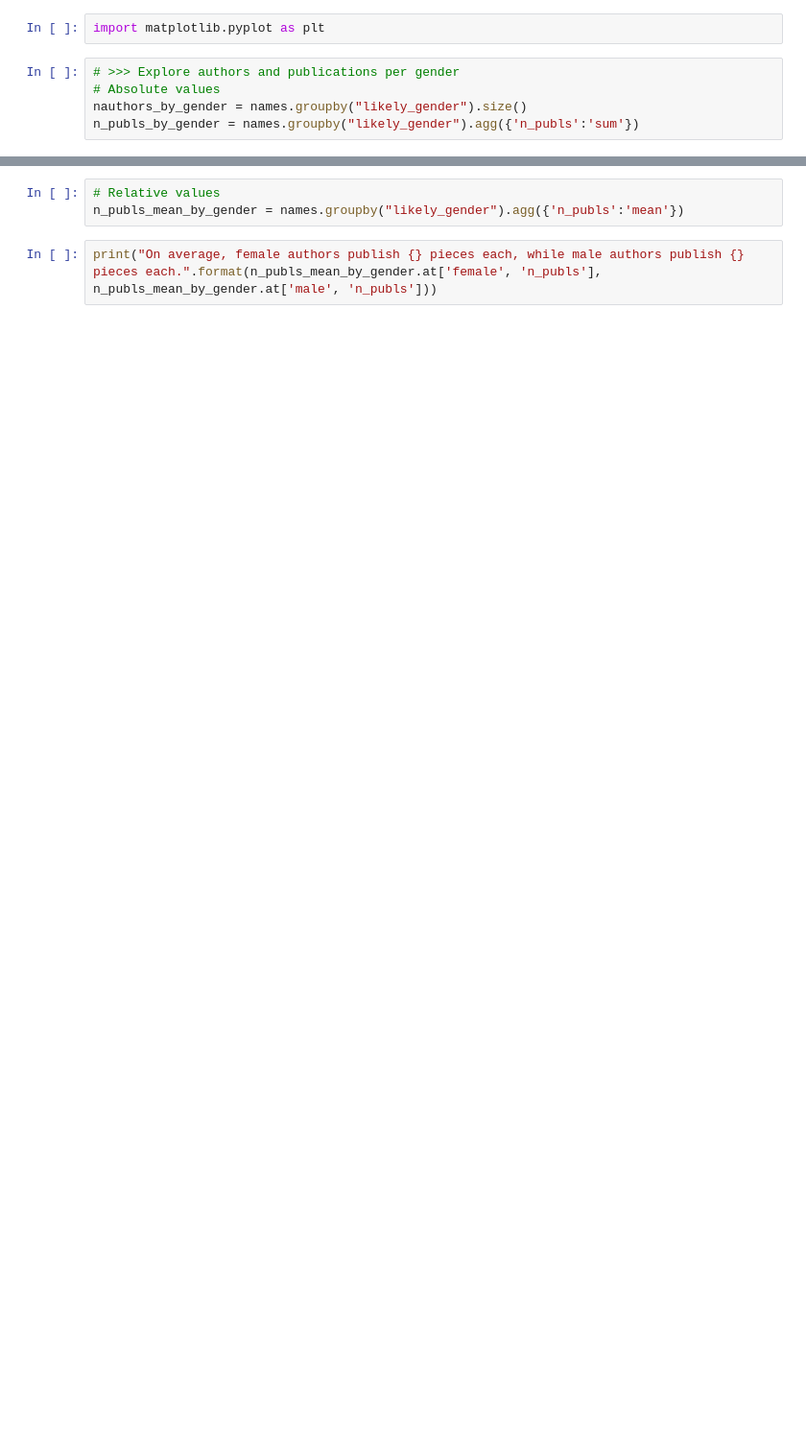
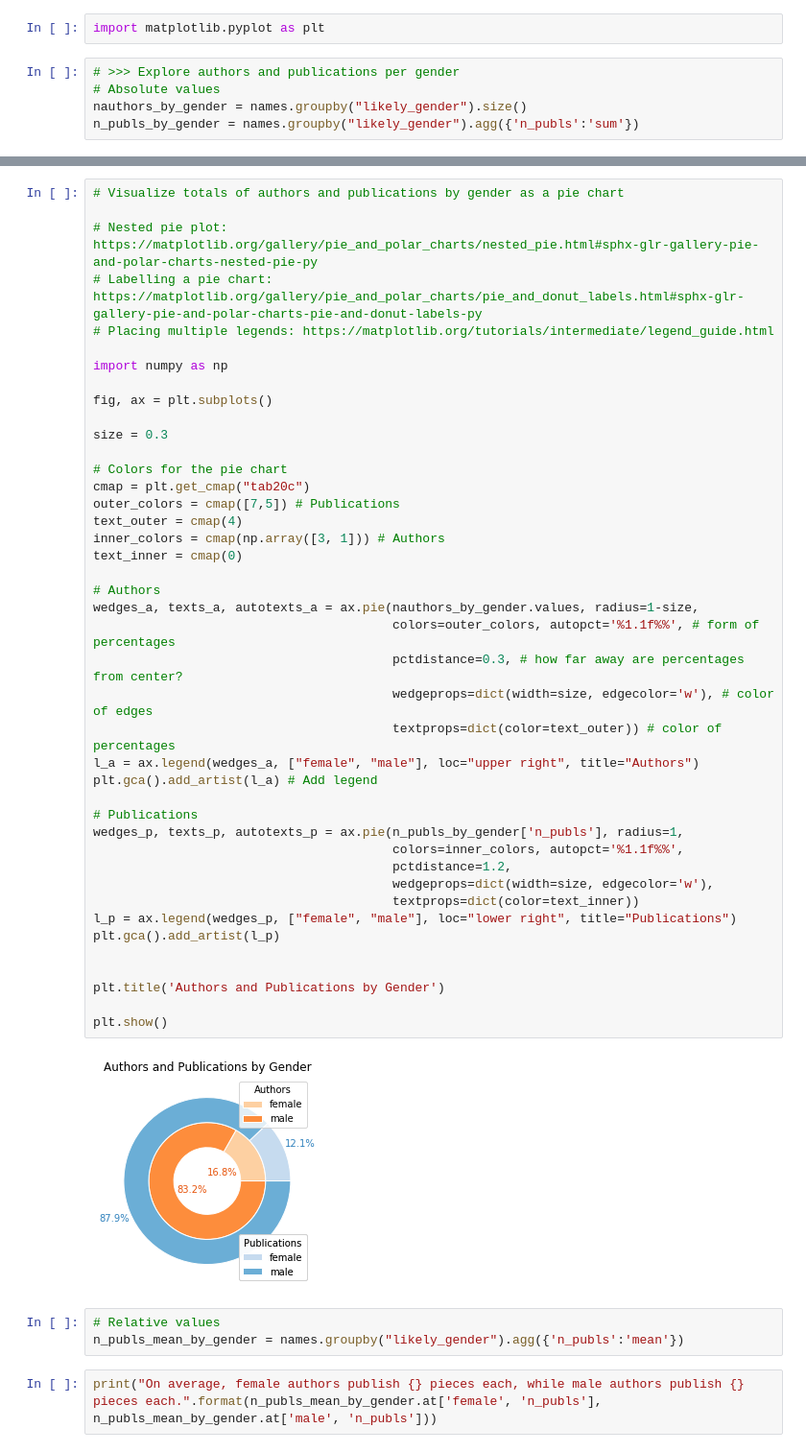
Before and after one commit to LiFaytheGoblin/Gender-Equality-in-CS-Publications, a Jupyter notebook: ExplorativeAnalysis.ipynb, the cells around one changed output, grey strips where cells are left out. Shown at 96% size. Cells and saved outputs as stored; diff of their text form; blank space fills up the shorter version.

Commit message:
created pie plot to visualize amount of female and male authors and publications by female and male authors

```diff
--- a/ExplorativeAnalysis.ipynb
+++ b/ExplorativeAnalysis.ipynb
@@ -37,3 +93,47 @@ plt.show()
+# %%
+# Visualize totals of authors and publications by gender as a pie chart
+
+# Nested pie plot: https://matplotlib.org/gallery/pie_and_polar_charts/nested_pie.html#sphx-glr-gallery-pie-and-polar-charts-nested-pie-py
+# Labelling a pie chart: https://matplotlib.org/gallery/pie_and_polar_charts/pie_and_donut_labels.html#sphx-glr-gallery-pie-and-polar-charts-pie-and-donut-labels-py
+# Placing multiple legends: https://matplotlib.org/tutorials/intermediate/legend_guide.html
+
+import numpy as np
+
+fig, ax = plt.subplots()
+
+size = 0.3
+
+# Colors for the pie chart
+cmap = plt.get_cmap("tab20c")
+outer_colors = cmap([7,5]) # Publications
+text_outer = cmap(4)
+inner_colors = cmap(np.array([3, 1])) # Authors
+text_inner = cmap(0)
+
+# Authors
+wedges_a, texts_a, autotexts_a = ax.pie(nauthors_by_gender.values, radius=1-size,
+                                        colors=outer_colors, autopct='%1.1f%%', # form of percentages
+                                        pctdistance=0.3, # how far away are percentages from center?
+                                        wedgeprops=dict(width=size, edgecolor='w'), # color of edges
+                                        textprops=dict(color=text_outer)) # color of percentages
+l_a = ax.legend(wedges_a, ["female", "male"], loc="upper right", title="Authors")
+plt.gca().add_artist(l_a) # Add legend
+
+# Publications
+wedges_p, texts_p, autotexts_p = ax.pie(n_publs_by_gender['n_publs'], radius=1,
+                                        colors=inner_colors, autopct='%1.1f%%',
+                                        pctdistance=1.2,
+                                        wedgeprops=dict(width=size, edgecolor='w'),
+                                        textprops=dict(color=text_inner))
+l_p = ax.legend(wedges_p, ["female", "male"], loc="lower right", title="Publications")
+plt.gca().add_artist(l_p)
+
+
+plt.title('Authors and Publications by Gender')
+
+plt.show()
+# %% [output]
+[figure, added]
 # %%
 # Relative values
 n_publs_mean_by_gender = names.groupby("likely_gender").agg({'n_publs':'mean'})
```
Also changed, not shown: parts of 17 cells of this notebook.
